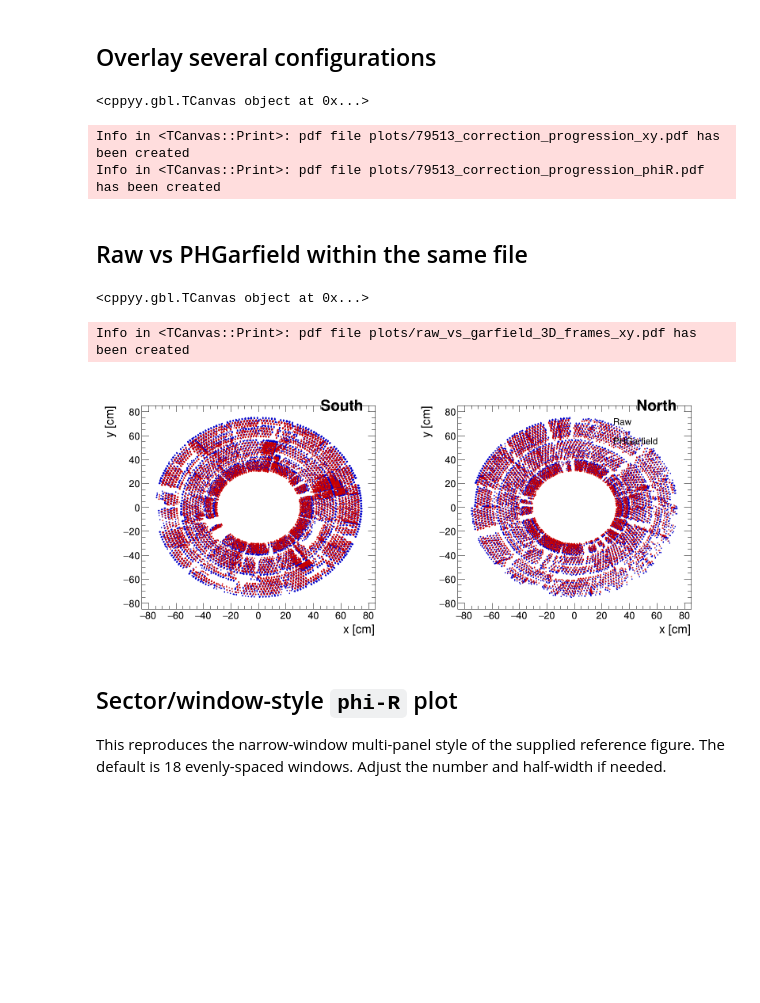
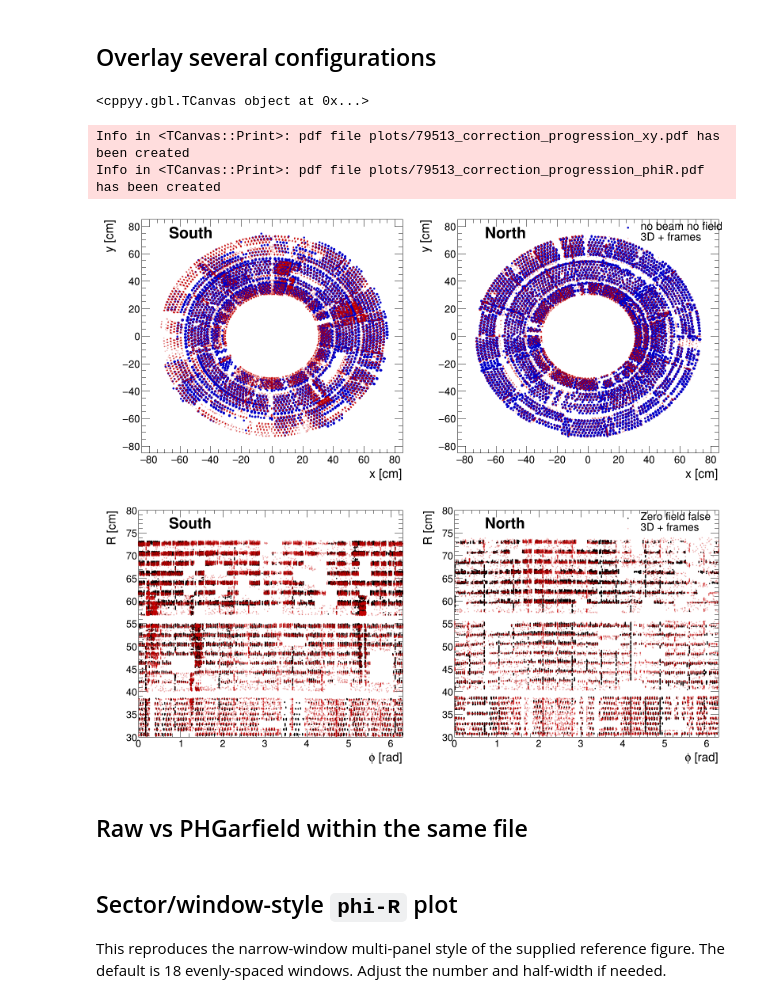
Before and after one commit to mcyoren/sPHENIX_tracking, a Jupyter notebook: cm/CM_Laser_Lamination_Comparison.ipynb, the cells around one changed output. Saved outputs shown, nothing was run; the diff lists cells and outputs as text; code cells hidden in the pictures; blank space fills up the shorter version.

```diff
--- a/cm/CM_Laser_Lamination_Comparison.ipynb
+++ b/cm/CM_Laser_Lamination_Comparison.ipynb
@@ -321,7 +321,7 @@ COMPARE_COLORS = [
     root.kCyan+2,
     root.kBlack,
 ]
-COMPARE_MARKERS = [20,24,21,25,22,26,33]
+COMPARE_MARKERS = [20,20,21,25,22,26,33]
 # %%
 def compare_xy(labels, kind="garfield", min_content=MIN_BIN_CONTENT,
                output_name="comparison_xy", save=True):
@@ -332,6 +332,8 @@ def compare_xy(labels, kind="garfield", min_content=MIN_BIN_CONTENT,
         c.cd(ipad)
         root.gPad.SetLeftMargin(0.13)
         root.gPad.SetBottomMargin(0.12)
+        root.gPad.SetRightMargin(0.01)
+        root.gPad.SetTopMargin(0.01)
         draw_xy_frame("")
 
         gs = []
@@ -352,10 +354,10 @@ def compare_xy(labels, kind="garfield", min_content=MIN_BIN_CONTENT,
             g.Draw("P SAME")
             gs.append(g)
 
-        draw_side_label(side)
+        draw_side_label(side,0.22,0.92)
 
         if ipad == 2:
-            leg = make_legend()
+            leg = make_legend(0.65, 0.90, 0.98, 0.98, text_size=0.045)
             for label,g in zip(labels,gs):
                 leg.AddEntry(g,label,"p")
             leg.Draw()
@@ -376,6 +378,8 @@ def compare_phi_r(labels, kind="garfield", min_content=MIN_BIN_CONTENT,
         c.cd(ipad)
         root.gPad.SetLeftMargin(0.12)
         root.gPad.SetBottomMargin(0.12)
+        root.gPad.SetRightMargin(0.01)
+        root.gPad.SetTopMargin(0.01)
         draw_phi_r_frame("")
 
         gs = []
@@ -395,10 +399,10 @@ def compare_phi_r(labels, kind="garfield", min_content=MIN_BIN_CONTENT,
             g.Draw("P SAME")
             gs.append(g)
 
-        draw_side_label(side)
+        draw_side_label(side,0.22,0.92)
 
         if ipad == 2:
-            leg = make_legend()
+            leg = make_legend(0.65, 0.90, 0.98, 0.98, text_size=0.045)
             for label,g in zip(labels,gs):
                 leg.AddEntry(g,label,"p")
             leg.Draw()
@@ -418,17 +422,19 @@ def compare_two_xy(reference_label, corrected_label, output_name=None, **kwargs)
 # %%
 #Suggested progression:
 compare_xy(
-    ["Zero field false", "3D + frames"],
+    ["no beam no field", "3D + frames"],
     output_name="79513_correction_progression_xy",
 )
 compare_phi_r(
     ["Zero field false", "3D + frames"],
     output_name="79513_correction_progression_phiR",
 )
 # %% [output]
 <cppyy.gbl.TCanvas object at 0x...>
 Info in <TCanvas::Print>: pdf file plots/79513_correction_progression_xy.pdf has been created
 Info in <TCanvas::Print>: pdf file plots/79513_correction_progression_phiR.pdf has been created
+[figure, added]
+[figure, added]
 # %% [markdown]
 ## Raw vs PHGarfield within the same file
 # %%
@@ -514,11 +520,7 @@ def compare_raw_garfield_phi_r(label, min_content=MIN_BIN_CONTENT, save=True):
     return c
 
 # Example:
-compare_raw_garfield_xy("3D + frames")
+#compare_raw_garfield_xy("3D + frames")
-# %% [output]
-<cppyy.gbl.TCanvas object at 0x...>
-Info in <TCanvas::Print>: pdf file plots/raw_vs_garfield_3D_frames_xy.pdf has been created
-[figure, removed]
 # %% [markdown]
 ## Sector/window-style `phi-R` plot
 
```
Also changed, not shown: parts of 10 cells of this notebook.
